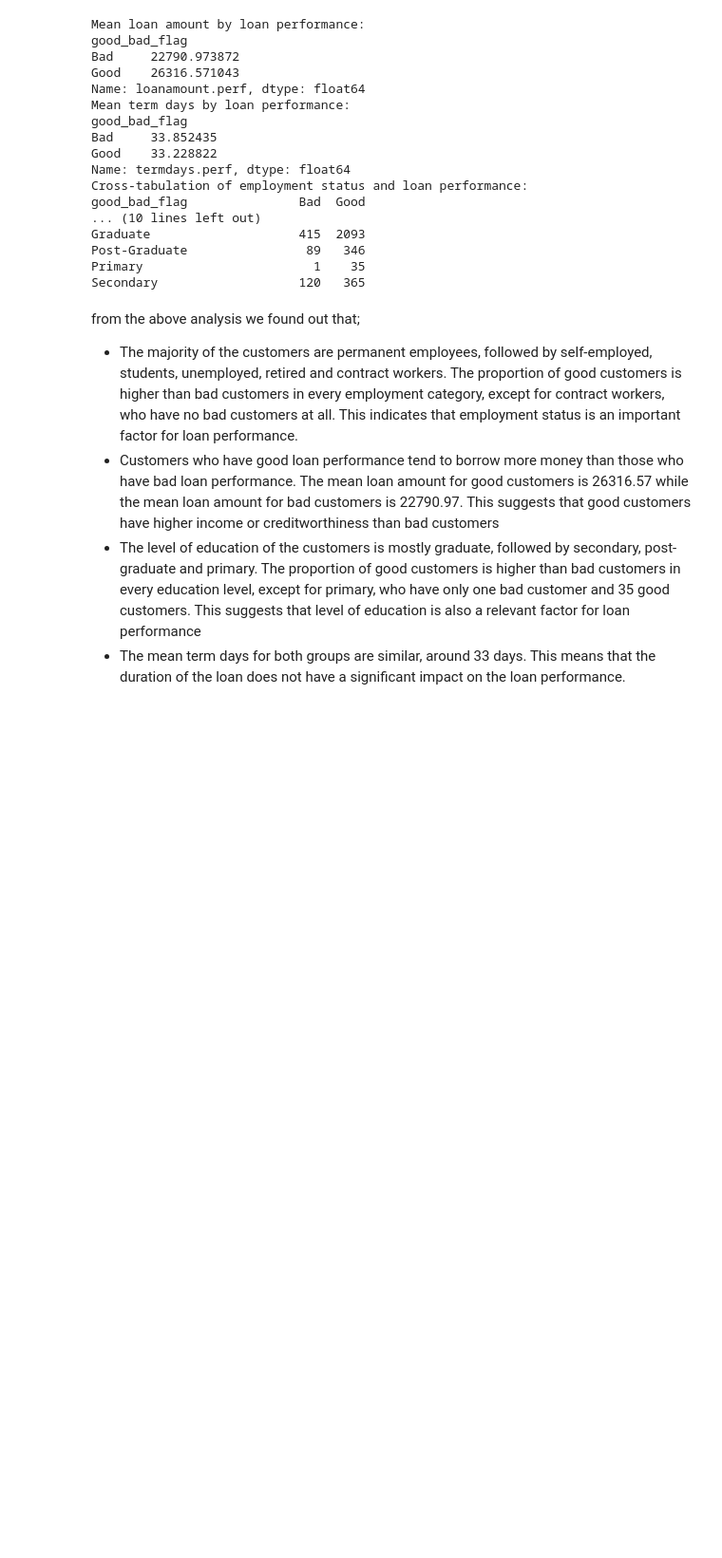
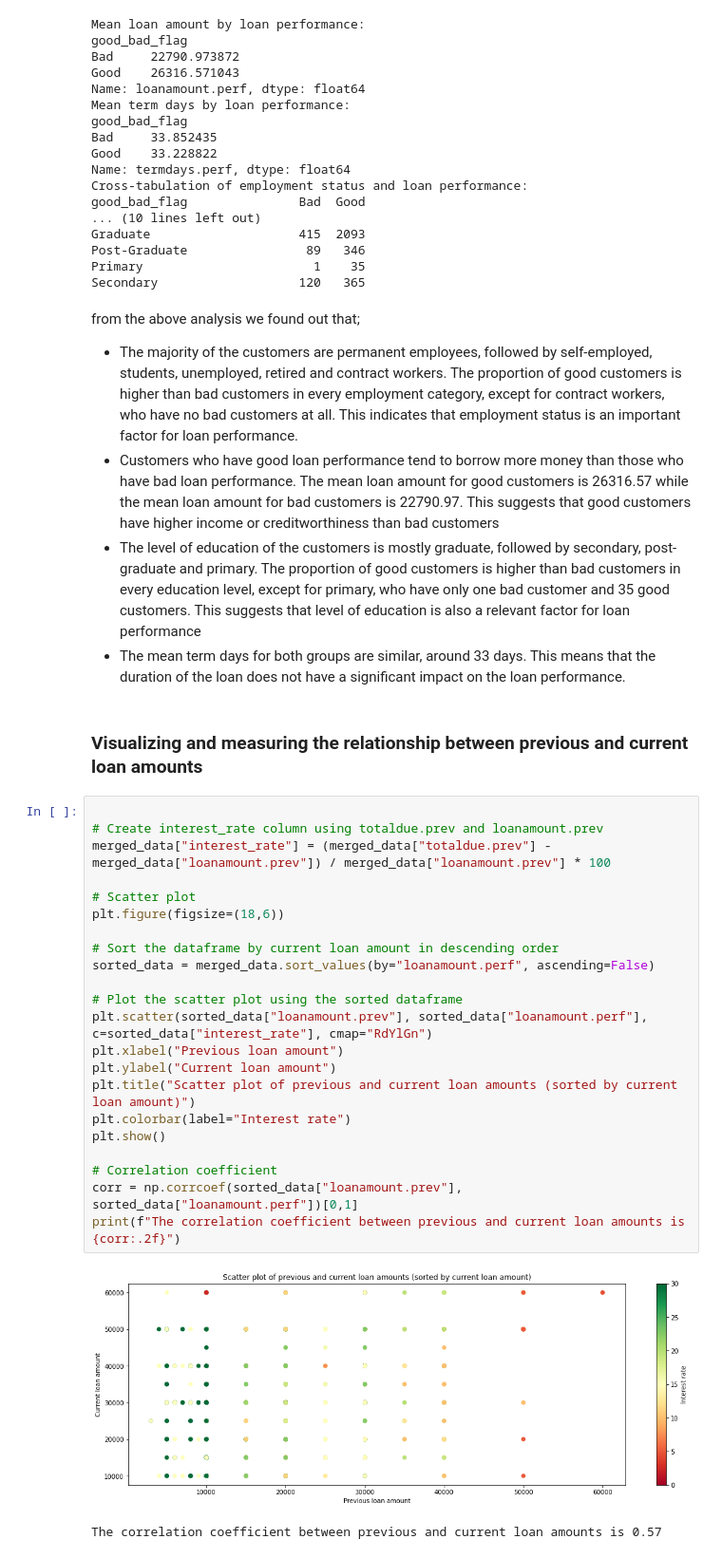
Before and after one commit to frank015940/Loan-Default-Prediction, a Jupyter notebook: loan_default.ipynb, the cells around one changed output. Shown at 95% size. Drawn from its saved outputs; the diff is of its cells as text; blank space fills up the shorter version.

```diff
--- a/loan_default.ipynb
+++ b/loan_default.ipynb
@@ -604,3 +533,30 @@ from the above analysis we found out that;
    - Customers who have good loan performance tend to borrow more money than those who have bad loan performance. The mean loan amount for good customers is 26316.57 while the mean loan amount for bad customers is 22790.97. This suggests that good customers have higher income or creditworthiness than bad customers
    - The level of education of the customers is mostly graduate, followed by secondary, post-graduate and primary. The proportion of good customers is higher than bad customers in every education level, except for primary, who have only one bad customer and 35 good customers. This suggests that level of education is also a relevant factor for loan performance
    - The mean term days for both groups are similar, around 33 days. This means that the duration of the loan does not have a significant impact on the loan performance.
+# %% [markdown]
+### Visualizing and measuring the relationship between previous and current loan amounts
+# %%
+
+# Create interest_rate column using totaldue.prev and loanamount.prev
+merged_data["interest_rate"] = (merged_data["totaldue.prev"] - merged_data["loanamount.prev"]) / merged_data["loanamount.prev"] * 100
+
+# Scatter plot
+plt.figure(figsize=(18,6))
+
+# Sort the dataframe by current loan amount in descending order
+sorted_data = merged_data.sort_values(by="loanamount.perf", ascending=False)
+
+# Plot the scatter plot using the sorted dataframe
+plt.scatter(sorted_data["loanamount.prev"], sorted_data["loanamount.perf"], c=sorted_data["interest_rate"], cmap="RdYlGn")
+plt.xlabel("Previous loan amount")
+plt.ylabel("Current loan amount")
+plt.title("Scatter plot of previous and current loan amounts (sorted by current loan amount)")
+plt.colorbar(label="Interest rate")
+plt.show()
+
+# Correlation coefficient
+corr = np.corrcoef(sorted_data["loanamount.prev"], sorted_data["loanamount.perf"])[0,1]
+print(f"The correlation coefficient between previous and current loan amounts is {corr:.2f}")
+# %% [output]
+[figure, added]
+The correlation coefficient between previous and current loan amounts is 0.57
```
Also changed, not shown: parts of 21 cells of this notebook.
